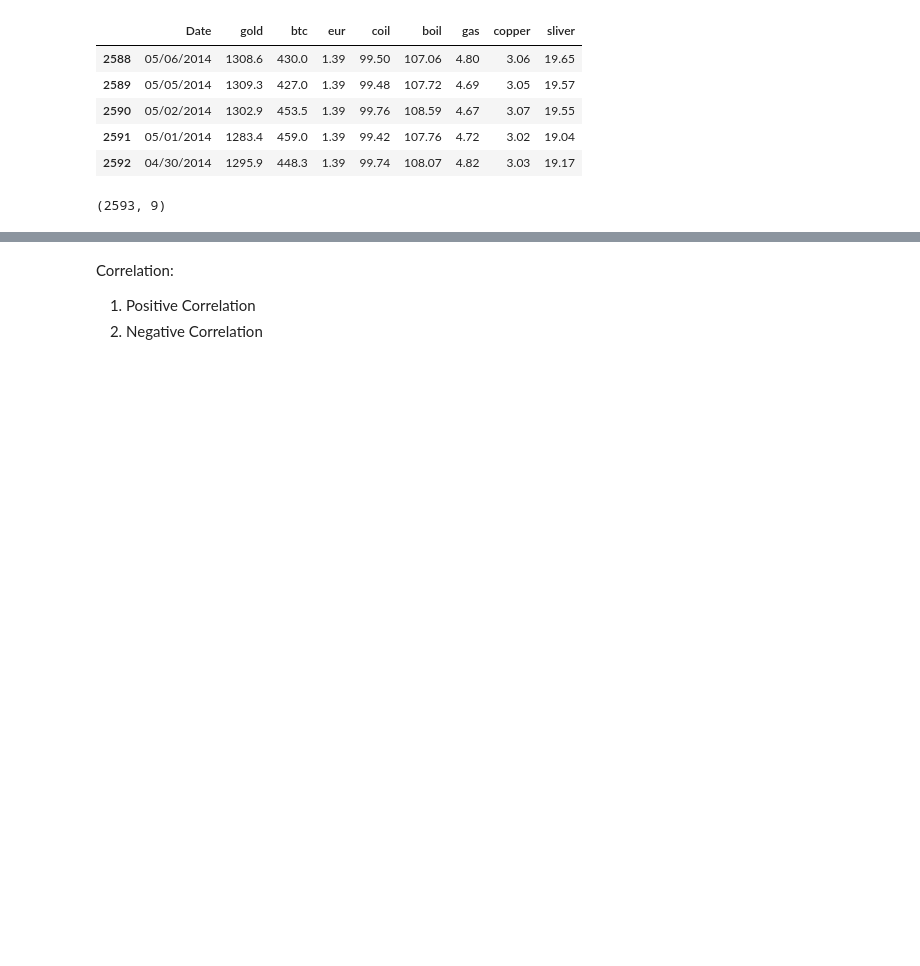
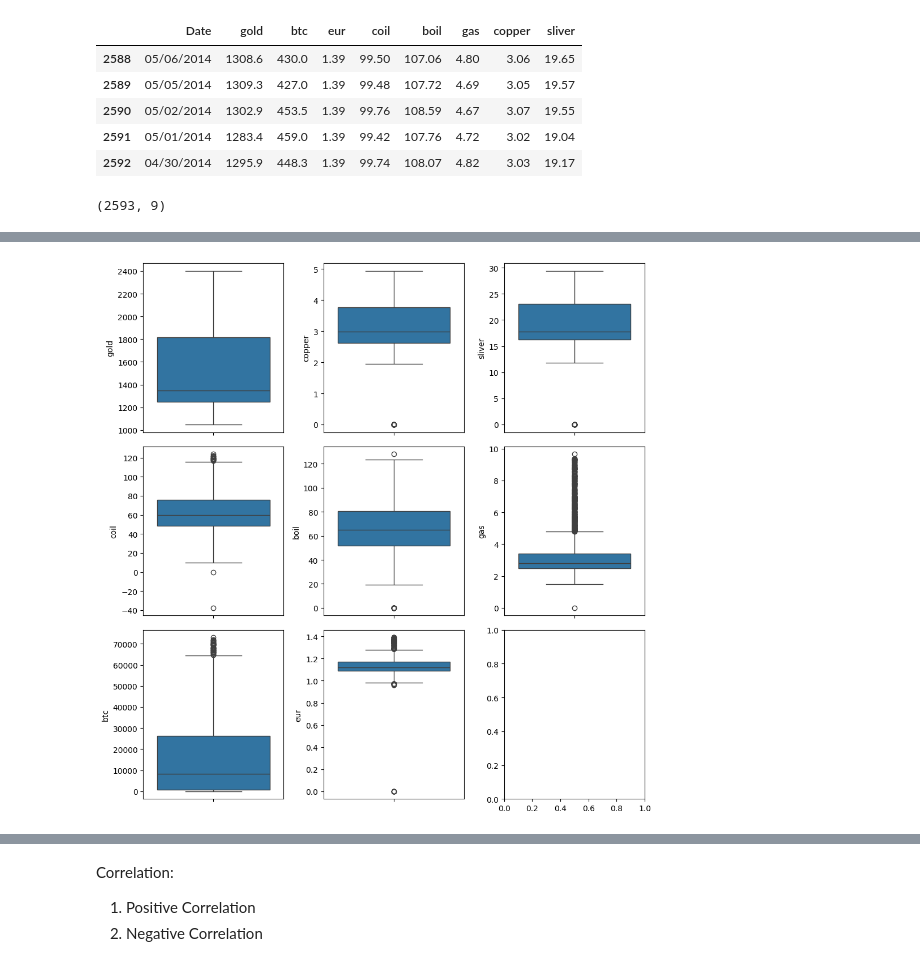
Before and after one commit to appsstuff/GoldPricePredictionDS, a Jupyter notebook: Gold_price_prediction.ipynb, the cells around one changed output, grey strips where cells are left out. Cells and saved outputs as stored; diff of their text form; code cells hidden in the pictures; blank space fills up the shorter version.

```diff
--- a/Gold_price_prediction.ipynb
+++ b/Gold_price_prediction.ipynb
@@ -109,0 +115,32 @@ gold_data.describe()
+# %%
+'''
+Detect Outliers
+Outliers are extreme values that fall a long way outside of the other observations.
+Created the separate function to detect outliers for the dataset. Here used the boxplot using Seaborn library
+'''
+
+# gold_dataTest = gold_data;
+# gold_dataTest['copper'] = ((gold_dataTest['copper']/(gold_dataTest['copper']) + gold_dataTest['gold']))  * gold_dataTest['gold']*100
+# gold_dataTest['sliver'] = ((gold_dataTest['sliver']/(gold_dataTest['sliver']) + gold_dataTest['gold']))*gold_dataTest['gold']*100
+# gold_dataTest['coil'] = ((gold_dataTest['coil']/(gold_dataTest['coil']) + gold_dataTest['gold']))*gold_dataTest['gold']*100
+# gold_dataTest['boil'] = ((gold_dataTest['boil']/(gold_dataTest['boil']) + gold_dataTest['gold']))*gold_dataTest['gold']*100
+# gold_dataTest['gas'] = ((gold_dataTest['gas']/(gold_dataTest['gas']) + gold_dataTest['gold']))*gold_dataTest['gold']*100
+# gold_dataTest['btc'] = ((gold_dataTest['btc']/(gold_dataTest['btc']) + gold_dataTest['gold']))*gold_dataTest['gold']*100
+# gold_dataTest['eur'] = ((gold_dataTest['eur']/(gold_dataTest['eur']) + gold_dataTest['gold']))*gold_dataTest['gold']*100
+
+def detectOutliers():
+    fig, axs = plt.subplots(3,3, figsize = (10,10))
+    plt1 = sns.boxplot(gold_data['gold'],   ax = axs[0,0])
+    plt2 = sns.boxplot(gold_data['copper'], ax = axs[0,1])
+    plt3 = sns.boxplot(gold_data['sliver'], ax = axs[0,2])
+
+    plt1 = sns.boxplot(gold_data['coil'],   ax = axs[1,0])
+    plt2 = sns.boxplot(gold_data['boil'],   ax = axs[1,1])
+    plt3 = sns.boxplot(gold_data['gas'],    ax = axs[1,2])
+
+    plt1 = sns.boxplot(gold_data['btc'],    ax = axs[2,0])
+    plt2 = sns.boxplot(gold_data['eur'],    ax = axs[2,1])
+    plt.tight_layout()
+detectOutliers()
+# %% [output]
+[figure, added]
```
Also changed, not shown: parts of 27 cells of this notebook.
